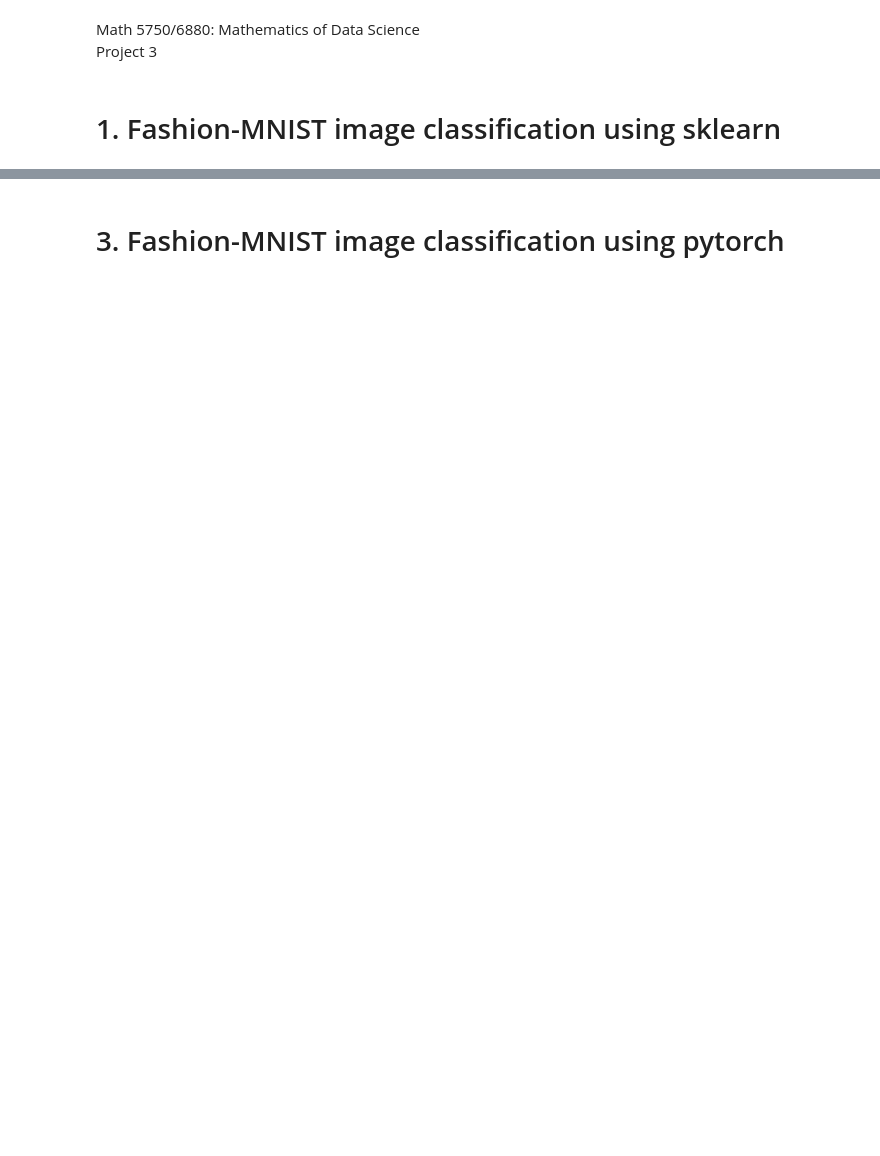
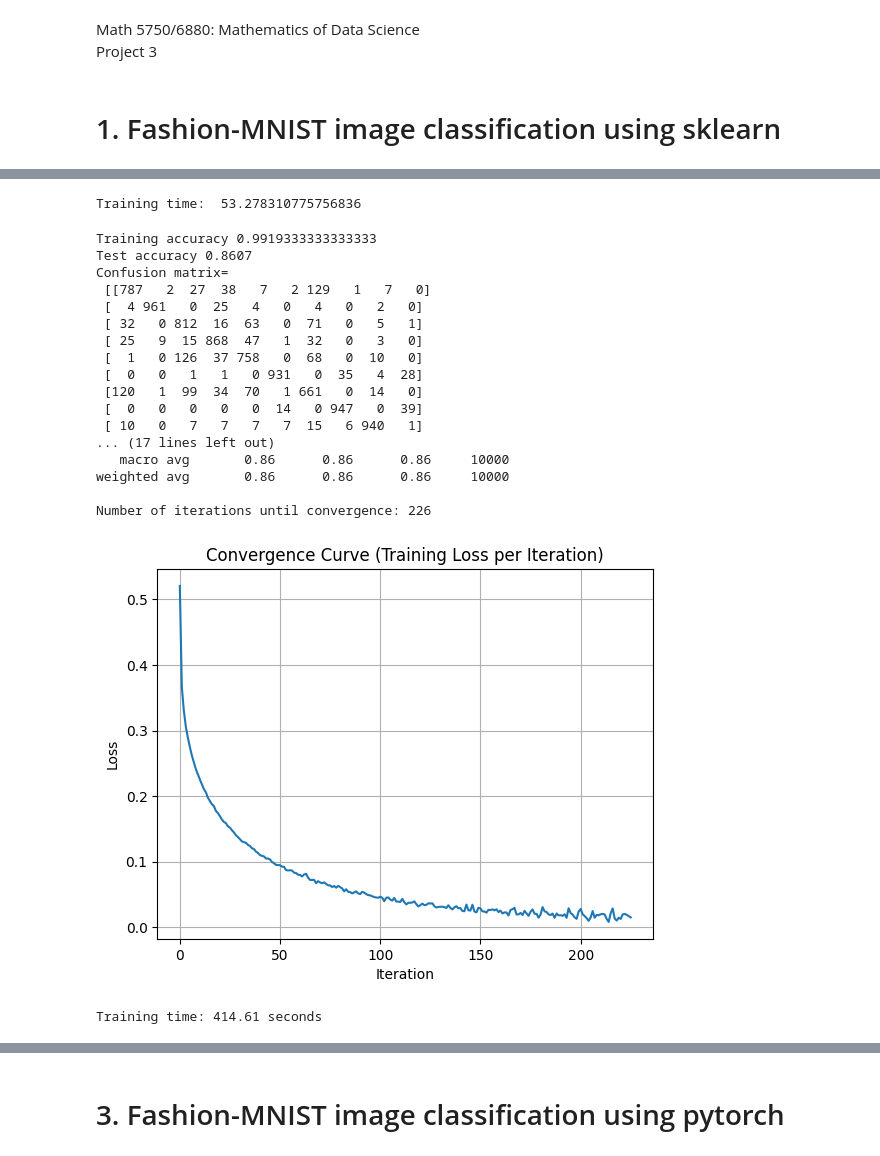
Before and after one commit to yiheng870106/Mathematics-of-Data-Science-Project-3-yiheng, a Jupyter notebook: project3.ipynb, the cells around one changed output, grey strips where cells are left out. Drawn from its saved outputs; the diff is of its cells as text; code cells hidden in the pictures; blank space fills up the shorter version.

```diff
--- a/project3.ipynb
+++ b/project3.ipynb
@@ -31,12 +30,72 @@ Downloading data from https://storage.googleapis.com/tensorflow/tf-keras-dataset
+# %%
+mlp = MLPClassifier(
+    hidden_layer_sizes=(50,),
+    activation='relu',
+    solver='adam',
+    learning_rate_init=0.001,
+    alpha=0.0001,
+    max_iter=300,
+    # early_stopping=True,
+    # n_iter_no_change=10,
+    random_state=1
+)
+start = time.time()
+mlp.fit(X_train,y_train)
+end = time.time()
+print("Training time: ", end - start)
+# %% [output]
+Training time:  53.278310775756836
 # %%
-from sklearn.neural_network import MLPClassifier
-from sklearn.metrics import accuracy_score, classification_report, confusion_matrix
+# Start with a simple model architecture and train your model.
+mlp = MLPClassifier(
+    hidden_layer_sizes=(50,),
+    activation='relu',
+    solver='adam',
+    learning_rate_init=0.001,
+    alpha=0.0001,
+    max_iter=300,
+    random_state=1
+)
 
-# Start with a simple model architecture and train your model.
-mlp=MLPClassifier(hidden_layer_sizes=(100,),activation='relu',max_iter=300)
 mlp.fit(X_train,y_train)
 y_pred=mlp.predict(X_test)
 print("Training accuracy", mlp.score(X_train,y_train))
 print("Test accuracy", mlp.score(X_test,y_test))
-print("Confusion matrix", confusion_matrix(y_test,y_pred))
-print("Classification report",classification_report(y_test,y_pred))
+print("Confusion matrix= \n", confusion_matrix(y_test,y_pred))
+print("\n Classification report: \n",classification_report(y_test,y_pred))
+print("Number of iterations until convergence:",mlp.n_iter_)
+plt.plot(mlp.loss_curve_)
+plt.title("Convergence Curve (Training Loss per Iteration)")
+plt.xlabel("Iteration")
+plt.ylabel("Loss")
+plt.grid(True)
+plt.show()
+
+execution_time = timeit.timeit(
+    'mlp.fit(X_train, y_train)',
+    globals=globals(),
+    number=5
+)
+
+avg_execution_time = execution_time / 5
+print(f"Training time: {avg_execution_time:.2f} seconds")
+# %% [output]
+Training accuracy 0.9919333333333333
+Test accuracy 0.8607
+Confusion matrix=
+ [[787   2  27  38   7   2 129   1   7   0]
+ [  4 961   0  25   4   0   4   0   2   0]
+ [ 32   0 812  16  63   0  71   0   5   1]
+ [ 25   9  15 868  47   1  32   0   3   0]
+ [  1   0 126  37 758   0  68   0  10   0]
+ [  0   0   1   1   0 931   0  35   4  28]
+ [120   1  99  34  70   1 661   0  14   0]
+ [  0   0   0   0   0  14   0 947   0  39]
+ [ 10   0   7   7   7   7  15   6 940   1]
+... (17 lines left out)
+   macro avg       0.86      0.86      0.86     10000
+weighted avg       0.86      0.86      0.86     10000
+
+Number of iterations until convergence: 226
+[figure, added]
+Training time: 414.61 seconds
```
Also changed, not shown: parts of 9 cells of this notebook.
